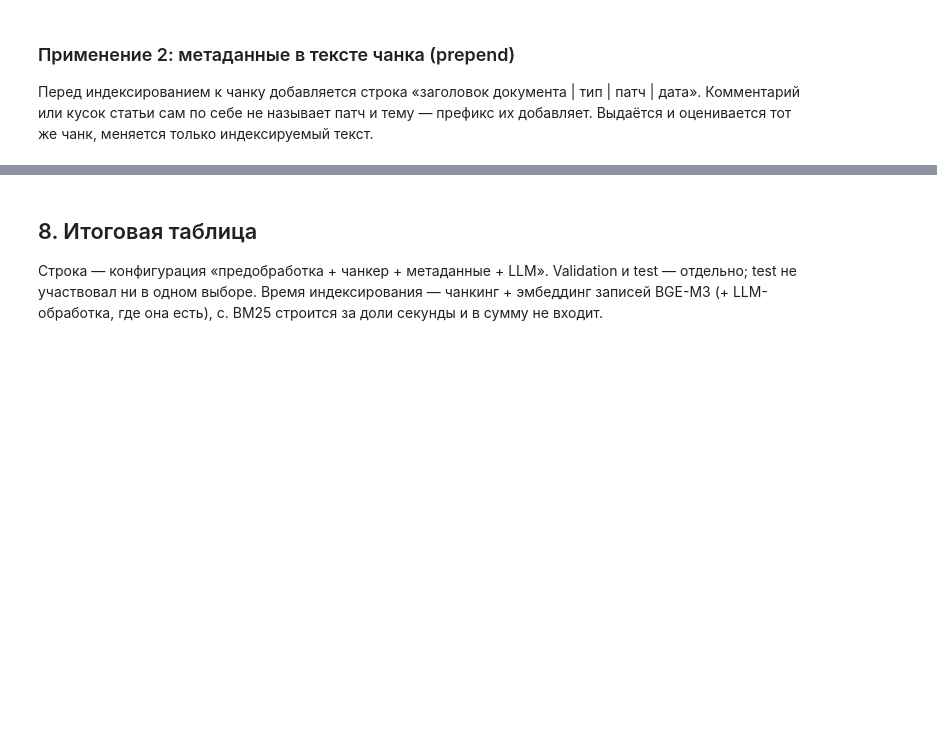
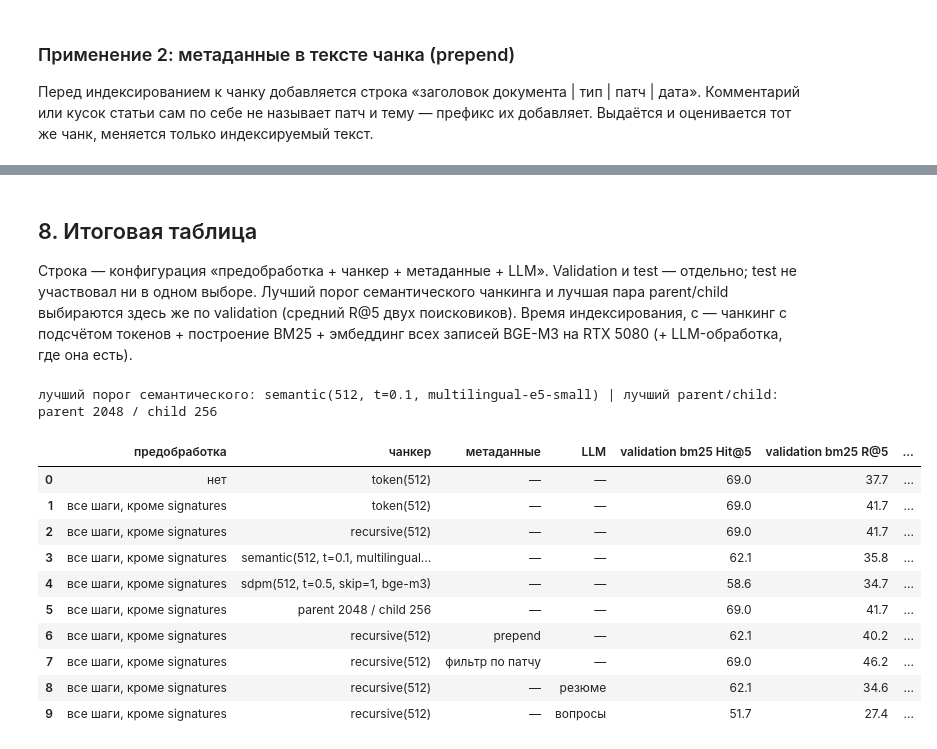
Before and after one commit to dftpnd/gigaschool-rag, a Jupyter notebook: notebooks/kt2_chunking.ipynb, the cells around one changed output, grey strips where cells are left out. Cells and saved outputs as stored; diff of their text form; code cells hidden in the pictures; blank space fills up the shorter version.

```diff
--- a/notebooks/kt2_chunking.ipynb
+++ b/notebooks/kt2_chunking.ipynb
@@ -842,7 +688,7 @@ from gigarag.cache import load_or_compute_timed, read_json, write_json
 from gigarag.experiment import texts_fingerprint
 from gigarag.llm import CachedChat, OpenAIChat
 
-chat = CachedChat(OpenAIChat.from_env(ROOT / ".env"), DATA / "llm_cache")
+chat = CachedChat(OpenAIChat.from_env(ROOT / ".env", enrich.PROVIDER, enrich.PROVIDER_BASE_URL), DATA / "llm_cache")
 llm_targets = enrich.eligible(best_tokens)
 print(f"в LLM идут {len(llm_targets)} чанков из {len(best_chunks)} ({len(llm_targets) / len(best_chunks):.0%})")
 ENRICH_CODE = code_fingerprint(gigarag.enrich)
@@ -893,5 +782,6 @@ metrics.comparison_table(llm_per_q, columns=["R@5"], by=["config", "qtype"]).dro
 ## 8. Итоговая таблица
 
 Строка — конфигурация «предобработка + чанкер + метаданные + LLM». Validation и test — отдельно;
-test не участвовал ни в одном выборе. Время индексирования — чанкинг + эмбеддинг записей BGE-M3
-(+ LLM-обработка, где она есть), с. BM25 строится за доли секунды и в сумму не входит.
+test не участвовал ни в одном выборе. Лучший порог семантического чанкинга и лучшая пара parent/child
+выбираются здесь же по validation (средний R@5 двух поисковиков). Время индексирования, с — чанкинг
+с подсчётом токенов + построение BM25 + эмбеддинг всех записей BGE-M3 на RTX 5080 (+ LLM-обработка, где она есть).
@@ -929,0 +788,58 @@ final_table
+# %%
+def mean_r5(per_q: pd.DataFrame, config: str) -> float:
+    """Критерий выбора внутри серии: средний R@5 двух поисковиков на validation."""
+    subset = per_q[(per_q["split"] == "validation") & (per_q["config"] == config)]
+    return subset.groupby("retriever")["R@5"].mean().mean()
+
+
+best_semantic = max(ablation_specs, key=lambda spec: mean_r5(ablation_per_q, spec.label))
+best_parent = max(parent_runs, key=lambda config: mean_r5(parent_per_q, config))
+print("лучший порог семантического:", best_semantic.label, "| лучший parent/child:", best_parent)
+
+CLEANED = "все шаги, кроме signatures"
+parent_info = pd.DataFrame(parent_stats).set_index("config").loc[best_parent]
+token_stats, sdpm_spec = chunker_runs[TOKEN_512.label][2], chunker_specs[4]
+semantic_stats, sdpm_stats = ablation_runs[best_semantic.label][3], chunker_runs[sdpm_spec.label][2]
+final_configs = [  # (предобработка, чанкер, метаданные, LLM, прогон, средний размер чанка, время подготовки чанков, с)
+    ("нет", TOKEN_512.label, "—", "—", baseline, raw_tokens.mean(), raw_chunk_seconds),
+    (CLEANED, TOKEN_512.label, "—", "—", chunker_runs[TOKEN_512.label][1], token_stats["mean"],
+     token_stats["чанкинг, с"]),
+    (CLEANED, BEST.label, "—", "—", best_result, best_stats["mean"], best_stats["чанкинг, с"]),
+    (CLEANED, best_semantic.label, "—", "—", ablation_runs[best_semantic.label][2], semantic_stats["mean"],
+     semantic_stats["чанкинг, с"]),
+    (CLEANED, sdpm_spec.label, "—", "—", chunker_runs[sdpm_spec.label][1], sdpm_stats["mean"],
+     sdpm_stats["чанкинг, с"]),
+    (CLEANED, best_parent, "—", "—", parent_runs[best_parent][2], parent_info["токенов в родителе"],
+     parent_info["чанкинг, с"]),
+    (CLEANED, BEST.label, "prepend", "—", prepend, best_stats["mean"], best_stats["чанкинг, с"]),
+    (CLEANED, BEST.label, "фильтр по патчу", "—", filter_runs["фильтр по патчу"], best_stats["mean"],
+     best_stats["чанкинг, с"]),
+    (CLEANED, BEST.label, "—", "резюме", summary_run, best_stats["mean"], best_stats["чанкинг, с"] + summary_seconds),
+    (CLEANED, BEST.label, "—", "вопросы", questions_run, best_stats["mean"],
+     best_stats["чанкинг, с"] + questions_seconds),
+]
+final_rows = []
+for preprocessing, chunker, meta_use, llm_use, run, mean_tokens, prepare_seconds in final_configs:
+    row = {"предобработка": preprocessing, "чанкер": chunker, "метаданные": meta_use, "LLM": llm_use}
+    for split in ("validation", "test"):
+        subset = run.per_question[run.per_question["split"] == split]
+        means = subset.groupby("retriever")[["Hit@5", "R@5", "MRR"]].mean() * 100
+        row |= {f"{split} {r} {m}": means.loc[r, m] for r in ("bm25", "dense") for m in ("Hit@5", "R@5", "MRR")}
+    row["токенов в чанке"] = mean_tokens
+    row["индексирование, с"] = prepare_seconds + run.seconds["bm25"] + run.seconds["dense"]
+    final_rows.append(row)
+final_table = pd.DataFrame(final_rows).round(1)
+final_table
+# %% [output]
+лучший порог семантического: semantic(512, t=0.1, multilingual-e5-small) | лучший parent/child: parent 2048 / child 256
+|  | предобработка | чанкер | метаданные | LLM | validation bm25 Hit@5 | validation bm25 R@5 | ... |
+| 0 | нет | token(512) | — | — | 69.0 | 37.7 | ... |
+| 1 | все шаги, кроме signatures | token(512) | — | — | 69.0 | 41.7 | ... |
+| 2 | все шаги, кроме signatures | recursive(512) | — | — | 69.0 | 41.7 | ... |
+| 3 | все шаги, кроме signatures | semantic(512, t=0.1, multilingual... | — | — | 62.1 | 35.8 | ... |
+| 4 | все шаги, кроме signatures | sdpm(512, t=0.5, skip=1, bge-m3) | — | — | 58.6 | 34.7 | ... |
+| 5 | все шаги, кроме signatures | parent 2048 / child 256 | — | — | 69.0 | 41.7 | ... |
+| 6 | все шаги, кроме signatures | recursive(512) | prepend | — | 62.1 | 40.2 | ... |
+| 7 | все шаги, кроме signatures | recursive(512) | фильтр по патчу | — | 69.0 | 46.2 | ... |
+| 8 | все шаги, кроме signatures | recursive(512) | — | резюме | 62.1 | 34.6 | ... |
+| 9 | все шаги, кроме signatures | recursive(512) | — | вопросы | 51.7 | 27.4 | ... |
```
Also changed, not shown: parts of 43 cells of this notebook, 2 other files.
